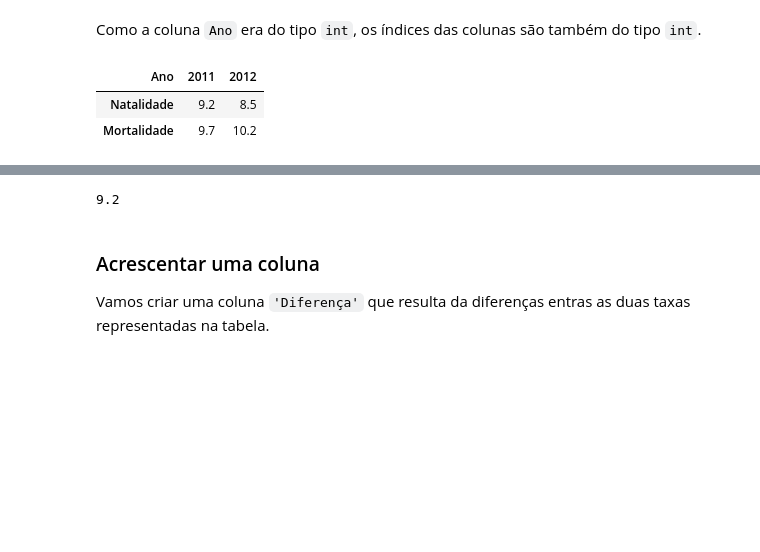
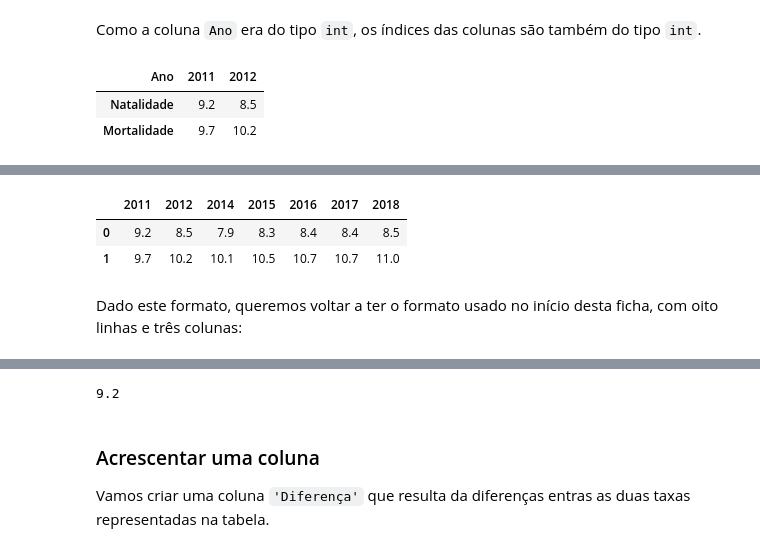
Before and after one commit to jgrocha/jupyter, a Jupyter notebook: notebooks/Introdução às tabelas resolvido.ipynb, the cells around one changed output, grey strips where cells are left out. Cells and saved outputs as stored; diff of their text form; code cells hidden in the pictures; blank space fills up the shorter version.

```diff
--- a/notebooks/Introdução às tabelas resolvido.ipynb
+++ b/notebooks/Introdução às tabelas resolvido.ipynb
@@ -297,0 +316,18 @@ pop[[2011, 2012]]
+# %%
+dados = {
+    '2011': (9.2, 9.7),
+    '2012':	(8.5, 10.2),
+    '2014':	(7.9, 10.1),
+    '2015':	(8.3, 10.5),
+    '2016':	(8.4, 10.7),
+    '2017':	(8.4, 10.7),
+    '2018':	(8.5, 11.0)
+}
+evolução = pandas.DataFrame(dados)
+evolução
+# %% [output]
+|  | 2011 | 2012 | 2014 | 2015 | 2016 | 2017 | 2018 |
+| 0 | 9.2 | 8.5 | 7.9 | 8.3 | 8.4 | 8.4 | 8.5 |
+| 1 | 9.7 | 10.2 | 10.1 | 10.5 | 10.7 | 10.7 | 11.0 |
+# %% [markdown]
+Dado este formato, queremos voltar a ter o formato usado no início desta ficha, com oito linhas e três colunas:
```
Also changed, not shown: parts of 14 cells of this notebook, 3 other files.
